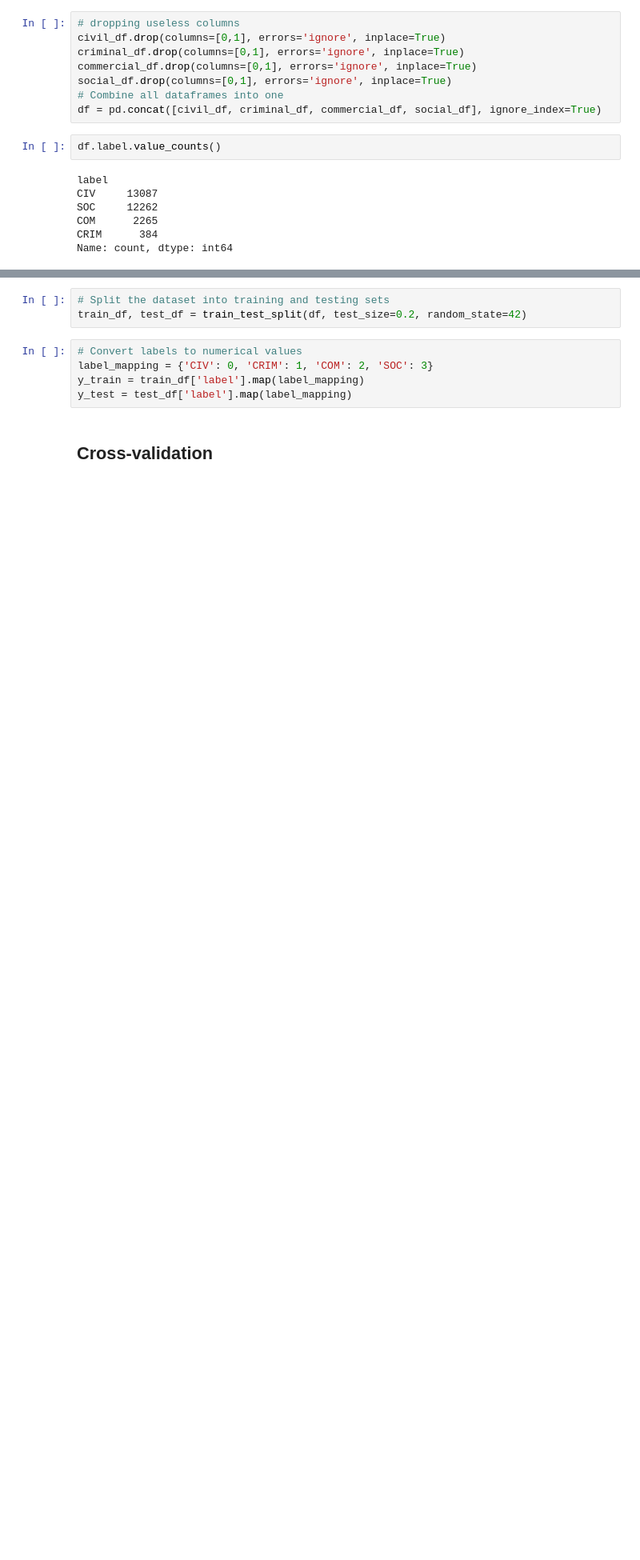
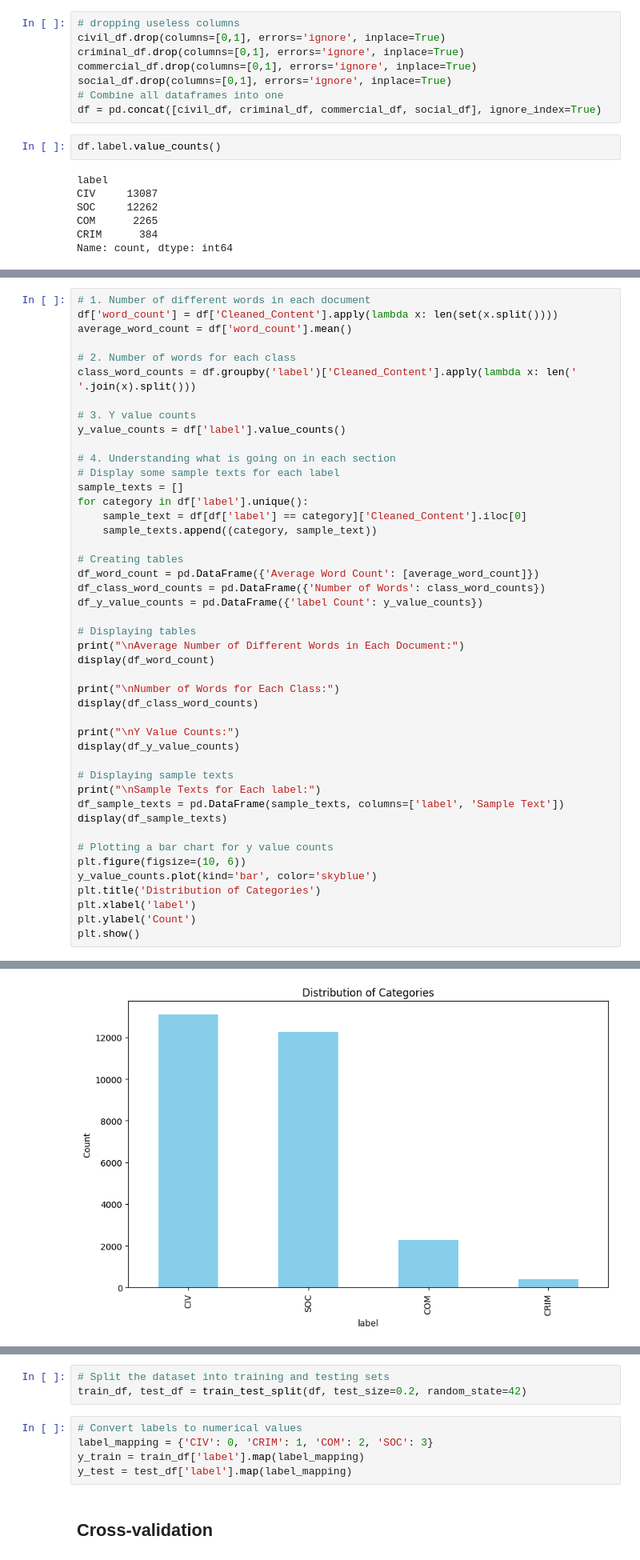
Before and after one commit to adelchi91/legal_docs_classifier, a Jupyter notebook: testing-CLEAN.ipynb, the cells around one changed output, grey strips where cells are left out. Shown at 80% size. Drawn from its saved outputs; the diff is of its cells as text; blank space fills up the shorter version.

```diff
--- a/testing-CLEAN.ipynb
+++ b/testing-CLEAN.ipynb
@@ -109,0 +113,46 @@ Name: count, dtype: int64
+# %%
+# 1. Number of different words in each document
+df['word_count'] = df['Cleaned_Content'].apply(lambda x: len(set(x.split())))
+average_word_count = df['word_count'].mean()
+
+# 2. Number of words for each class
+class_word_counts = df.groupby('label')['Cleaned_Content'].apply(lambda x: len(' '.join(x).split()))
+
+# 3. Y value counts
+y_value_counts = df['label'].value_counts()
+
+# 4. Understanding what is going on in each section
+# Display some sample texts for each label
+sample_texts = []
+for category in df['label'].unique():
+    sample_text = df[df['label'] == category]['Cleaned_Content'].iloc[0]
+    sample_texts.append((category, sample_text))
+
+# Creating tables
+df_word_count = pd.DataFrame({'Average Word Count': [average_word_count]})
+df_class_word_counts = pd.DataFrame({'Number of Words': class_word_counts})
+df_y_value_counts = pd.DataFrame({'label Count': y_value_counts})
+
+# Displaying tables
+print("\nAverage Number of Different Words in Each Document:")
+display(df_word_count)
+
+print("\nNumber of Words for Each Class:")
+display(df_class_word_counts)
+
+print("\nY Value Counts:")
+display(df_y_value_counts)
+
+# Displaying sample texts
+print("\nSample Texts for Each label:")
+df_sample_texts = pd.DataFrame(sample_texts, columns=['label', 'Sample Text'])
+display(df_sample_texts)
+
+# Plotting a bar chart for y value counts
+plt.figure(figsize=(10, 6))
+y_value_counts.plot(kind='bar', color='skyblue')
+plt.title('Distribution of Categories')
+plt.xlabel('label')
+plt.ylabel('Count')
+plt.show()
+# %% [output]
@@ -109,0 +182 @@ Name: count, dtype: int64
+[figure, added]
```
Also changed, not shown: parts of 32 cells of this notebook, 2 other files.
